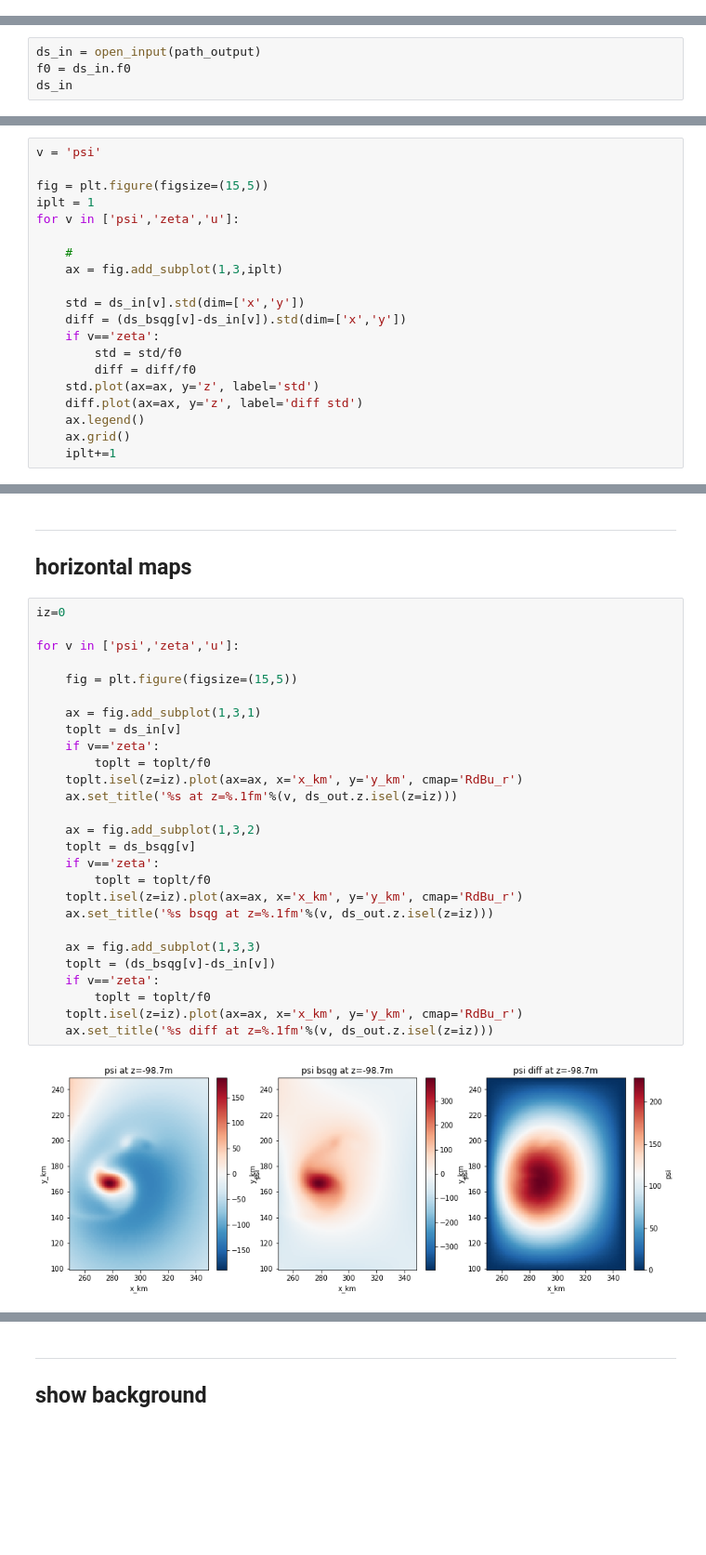
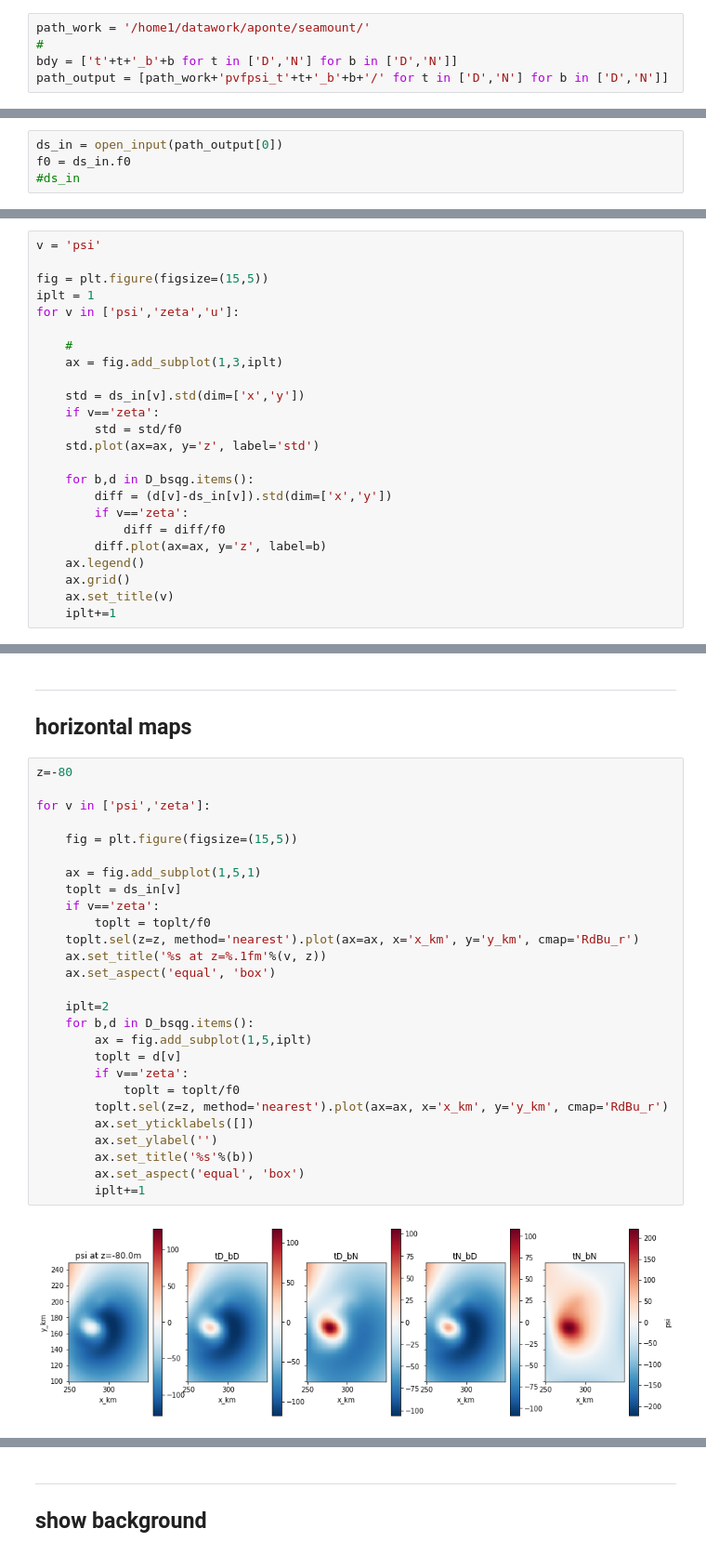
Before and after one commit to apatlpo/qgsolver, a Jupyter notebook: output/roms_seamount_frompsi.ipynb, the cells around one changed output, grey strips where cells are left out. Shown at 93% size. Drawn from its saved outputs; the diff is of its cells as text; blank space fills up the shorter version.

Commit message:
roms_seamount clean up tD_bD ...

```diff
--- a/output/roms_seamount_frompsi.ipynb
+++ b/output/roms_seamount_frompsi.ipynb
@@ -19,8 +12,13 @@ path_output = path_work+'fromnc_ybg_topneu/'
+# %%
+path_work = '/home1/datawork/aponte/seamount/'
+#
+bdy = ['t'+t+'_b'+b for t in ['D','N'] for b in ['D','N']]
+path_output = [path_work+'pvfpsi_t'+t+'_b'+b+'/' for t in ['D','N'] for b in ['D','N']]
 # %% [markdown]
 ---
 
 ## look at inputs
 # %%
-ds_in = open_input(path_output)
+ds_in = open_input(path_output[0])
 f0 = ds_in.f0
-ds_in
+#ds_in
@@ -129,13 +191,17 @@ for v in ['psi','zeta','u']:
     ax = fig.add_subplot(1,3,iplt)
 
     std = ds_in[v].std(dim=['x','y'])
-    diff = (ds_bsqg[v]-ds_in[v]).std(dim=['x','y'])
     if v=='zeta':
         std = std/f0
-        diff = diff/f0
     std.plot(ax=ax, y='z', label='std')
-    diff.plot(ax=ax, y='z', label='diff std')
+
+    for b,d in D_bsqg.items():
+        diff = (d[v]-ds_in[v]).std(dim=['x','y'])
+        if v=='zeta':
+            diff = diff/f0
+        diff.plot(ax=ax, y='z', label=b)
     ax.legend()
     ax.grid()
+    ax.set_title(v)
     iplt+=1
 # %% [output]
@@ -145,31 +211,31 @@ for v in ['psi','zeta','u']:
 
 ## horizontal maps
 # %%
-iz=0
+z=-80
 
-for v in ['psi','zeta','u']:
+for v in ['psi','zeta']:
 
     fig = plt.figure(figsize=(15,5))
 
-    ax = fig.add_subplot(1,3,1)
+    ax = fig.add_subplot(1,5,1)
     toplt = ds_in[v]
     if v=='zeta':
         toplt = toplt/f0
-    toplt.isel(z=iz).plot(ax=ax, x='x_km', y='y_km', cmap='RdBu_r')
-    ax.set_title('%s at z=%.1fm'%(v, ds_out.z.isel(z=iz)))
+    toplt.sel(z=z, method='nearest').plot(ax=ax, x='x_km', y='y_km', cmap='RdBu_r')
+    ax.set_title('%s at z=%.1fm'%(v, z))
+    ax.set_aspect('equal', 'box')
 
-    ax = fig.add_subplot(1,3,2)
-    toplt = ds_bsqg[v]
-    if v=='zeta':
-        toplt = toplt/f0
-    toplt.isel(z=iz).plot(ax=ax, x='x_km', y='y_km', cmap='RdBu_r')
-    ax.set_title('%s bsqg at z=%.1fm'%(v, ds_out.z.isel(z=iz)))
-
-    ax = fig.add_subplot(1,3,3)
-    toplt = (ds_bsqg[v]-ds_in[v])
-    if v=='zeta':
-        toplt = toplt/f0
-    toplt.isel(z=iz).plot(ax=ax, x='x_km', y='y_km', cmap='RdBu_r')
-    ax.set_title('%s diff at z=%.1fm'%(v, ds_out.z.isel(z=iz)))
+    iplt=2
+    for b,d in D_bsqg.items():
+        ax = fig.add_subplot(1,5,iplt)
+        toplt = d[v]
+        if v=='zeta':
+            toplt = toplt/f0
+        toplt.sel(z=z, method='nearest').plot(ax=ax, x='x_km', y='y_km', cmap='RdBu_r')
+        ax.set_yticklabels([])
+        ax.set_ylabel('')
+        ax.set_title('%s'%(b))
+        ax.set_aspect('equal', 'box')
+        iplt+=1
 # %% [output]
-[figure, old version]
+[figure, new version]
```
Also changed, not shown: parts of 15 cells of this notebook, 8 other files.
